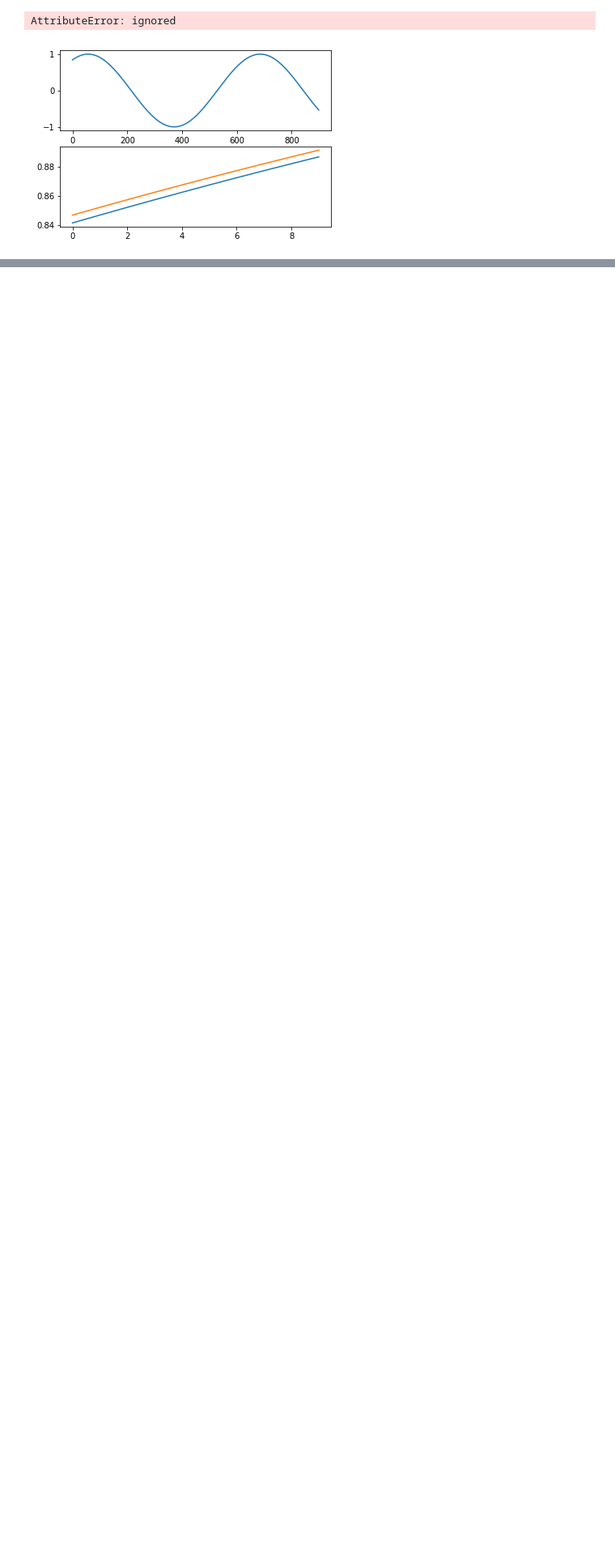
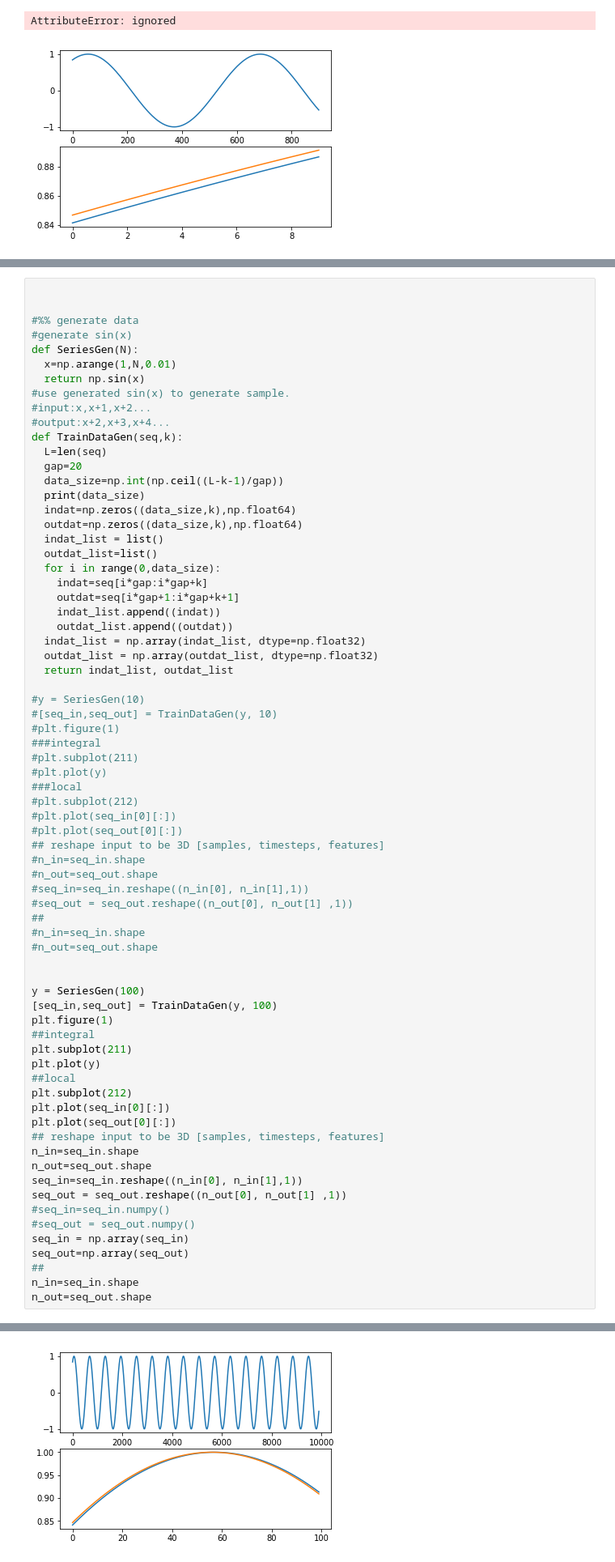
Before and after one commit to rigelfalcon/GoogleColab, a Jupyter notebook: lstm_autoencoders.ipynb, the cells around one changed output, grey strips where cells are left out. Shown at 81% size. Saved outputs shown, nothing was run; the diff lists cells and outputs as text; blank space fills up the shorter version.

```diff
--- a/lstm_autoencoders.ipynb
+++ b/lstm_autoencoders.ipynb
@@ -665,0 +680,72 @@ print(yhat)
+# %%
+
+
+#%% generate data
+#generate sin(x)
+def SeriesGen(N):
+  x=np.arange(1,N,0.01)
+  return np.sin(x)
+#use generated sin(x) to generate sample.
+#input:x,x+1,x+2...
+#output:x+2,x+3,x+4...
+def TrainDataGen(seq,k):
+  L=len(seq)
+  gap=20
+  data_size=np.int(np.ceil((L-k-1)/gap))
+  print(data_size)
+  indat=np.zeros((data_size,k),np.float64)
+  outdat=np.zeros((data_size,k),np.float64)
+  indat_list = list()
+  outdat_list=list()
+  for i in range(0,data_size):
+    indat=seq[i*gap:i*gap+k]
+    outdat=seq[i*gap+1:i*gap+k+1]
+    indat_list.append((indat))
+    outdat_list.append((outdat))
+  indat_list = np.array(indat_list, dtype=np.float32)
+  outdat_list = np.array(outdat_list, dtype=np.float32)
+  return indat_list, outdat_list
+
+#y = SeriesGen(10)
+#[seq_in,seq_out] = TrainDataGen(y, 10)
+#plt.figure(1)
+###integral
+#plt.subplot(211)
+#plt.plot(y)
+###local
+#plt.subplot(212)
+#plt.plot(seq_in[0][:])
+#plt.plot(seq_out[0][:])
+## reshape input to be 3D [samples, timesteps, features]
+#n_in=seq_in.shape
+#n_out=seq_out.shape
+#seq_in=seq_in.reshape((n_in[0], n_in[1],1))
+#seq_out = seq_out.reshape((n_out[0], n_out[1] ,1))
+##
+#n_in=seq_in.shape
+#n_out=seq_out.shape
+
+
+y = SeriesGen(100)
+[seq_in,seq_out] = TrainDataGen(y, 100)
+plt.figure(1)
+##integral
+plt.subplot(211)
+plt.plot(y)
+##local
+plt.subplot(212)
+plt.plot(seq_in[0][:])
+plt.plot(seq_out[0][:])
+## reshape input to be 3D [samples, timesteps, features]
+n_in=seq_in.shape
+n_out=seq_out.shape
+seq_in=seq_in.reshape((n_in[0], n_in[1],1))
+seq_out = seq_out.reshape((n_out[0], n_out[1] ,1))
+#seq_in=seq_in.numpy()
+#seq_out = seq_out.numpy()
+seq_in = np.array(seq_in)
+seq_out=np.array(seq_out)
+##
+n_in=seq_in.shape
+n_out=seq_out.shape
+# %% [output]
@@ -665,0 +753 @@ print(yhat)
+[figure, added]
```
Also changed, not shown: parts of 5 cells of this notebook.
